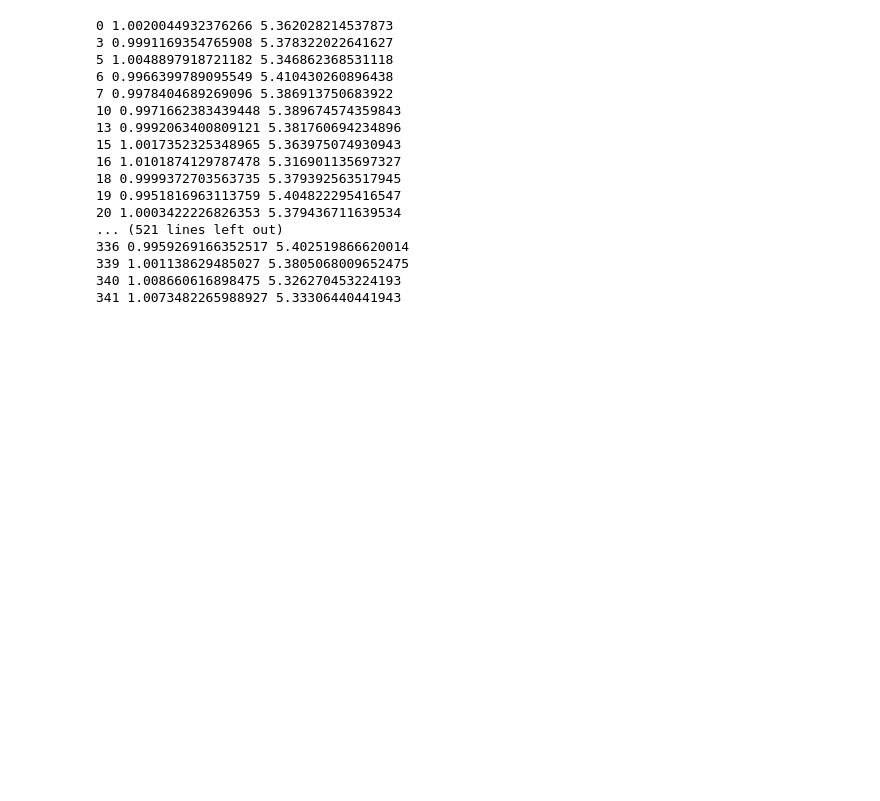
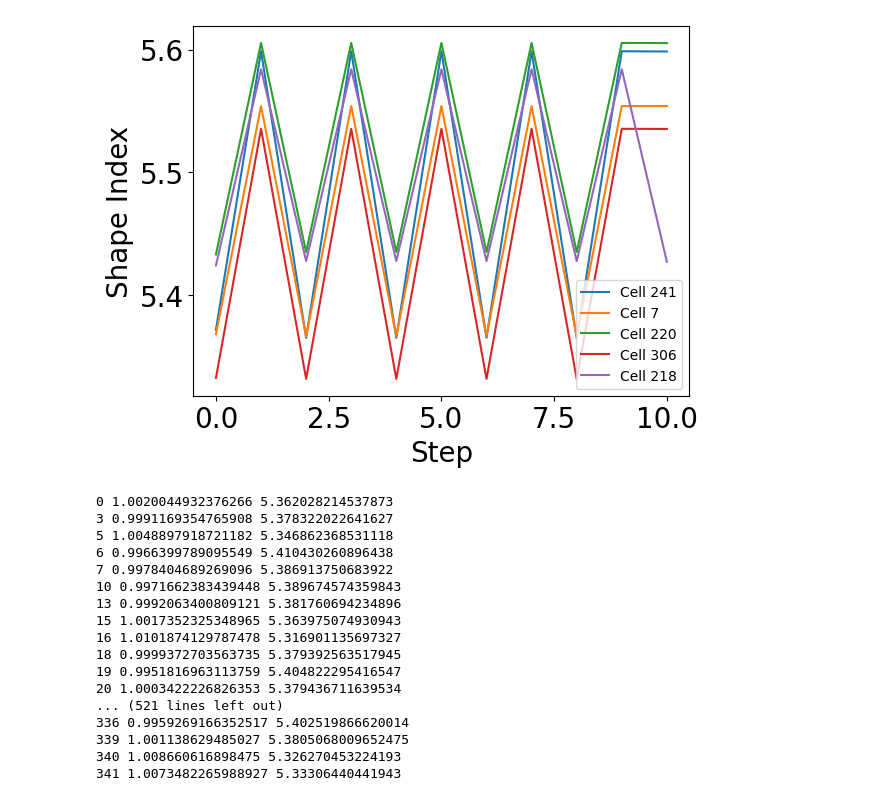
Before and after one commit to ZhangTao-SJTU/tvm, a Jupyter notebook: test.ipynb, the cells around one changed output. Cells and saved outputs as stored; diff of their text form; code cells hidden in the pictures; blank space fills up the shorter version.

```diff
--- a/test.ipynb
+++ b/test.ipynb
@@ -40,5 +29,0 @@ plt.legend()
-# %%
-from toolbox import tissueSample
-i = 0
-sample = tissueSample.Sample.periodic_tissue("7_1/","{}.bulk.txt".format(i))
-sample.load_periodic_tissue_cell_properties()
@@ -44,0 +64,36 @@ sample.load_periodic_tissue_cell_properties()
+# %%
+from toolbox import tissueSample
+n_iters = 11
+dir = "7_1/"
+modified_cells = {}
+
+with open("{}cellParameters.input".format(dir), "r") as f:
+    lines = f.readlines()
+    for line in lines:
+        if not len(line.split()):
+            continue
+        modified_cells[int(line.split()[0])] = []
+
+for i in range(n_iters):
+    file = "{}.bulk.txt".format(i)
+    sample = tissueSample.Sample.periodic_tissue(dir, file)
+    sample.load_periodic_tissue_cell_properties()
+    for cellID in modified_cells:
+        shape_index = sample.cells_[cellID].shape_index_
+        modified_cells[cellID].append(shape_index)
+
+import matplotlib.pyplot as plt
+steps = [i for i in range(n_iters)]
+# for cellID, shape_index_array in modified_cells.items():
+#     for i in range(len(shape_index_array)):
+#         plt.axhline(y = shape_index_array[i], xmin = i, xmax= i+1, label = "Cell {}".format(cellID))
+
+for cellID, array in modified_cells.items():
+    plt.plot(steps, array, label = "Cell {}".format(cellID))
+plt.xlabel("Step",fontsize = 20)
+plt.ylabel("Shape Index",fontsize = 20)
+plt.tick_params(labelsize = 20)
+plt.legend()
+plt.show()
+# %% [output]
+[figure, added]
```
Also changed, not shown: parts of 12 cells of this notebook, 48 other files.
